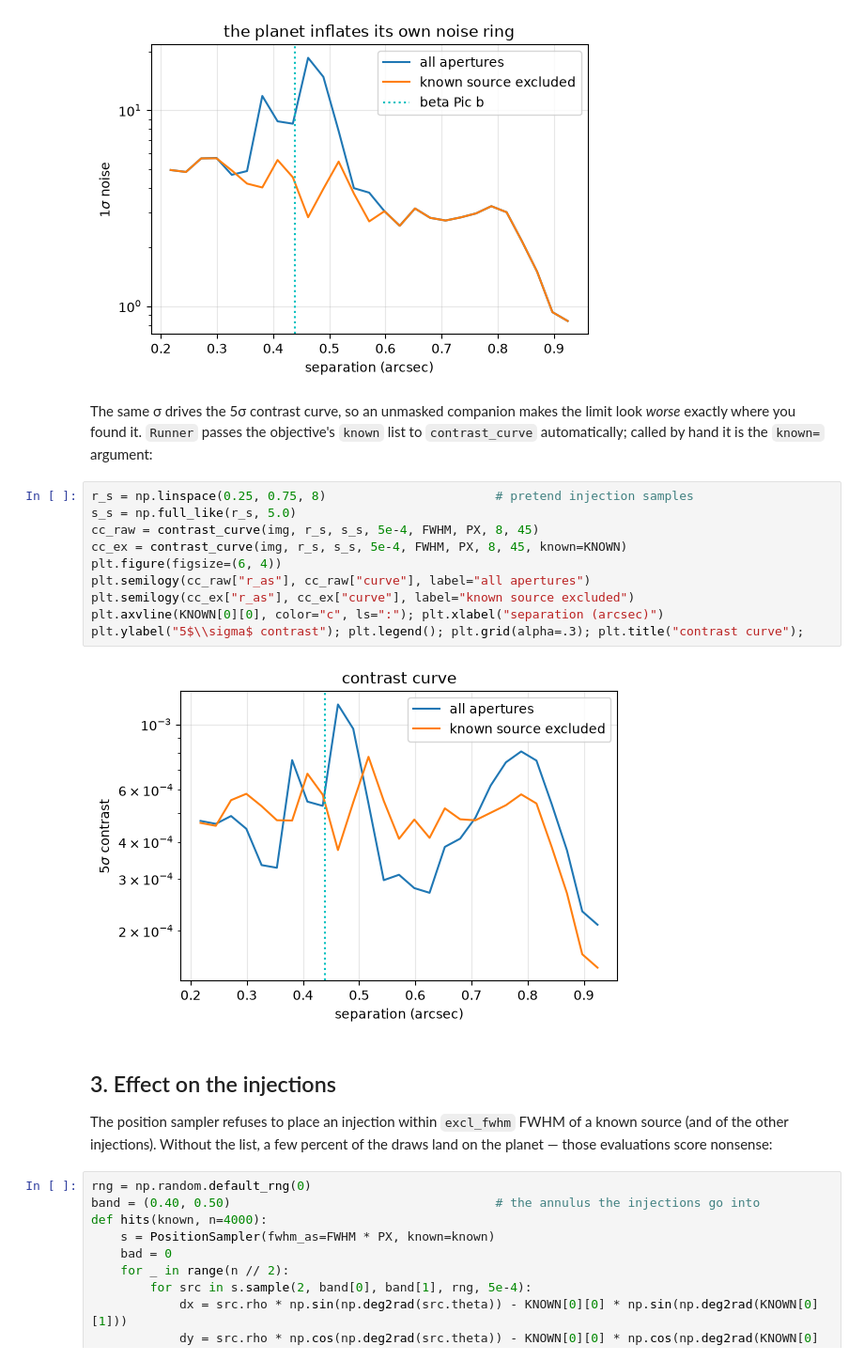
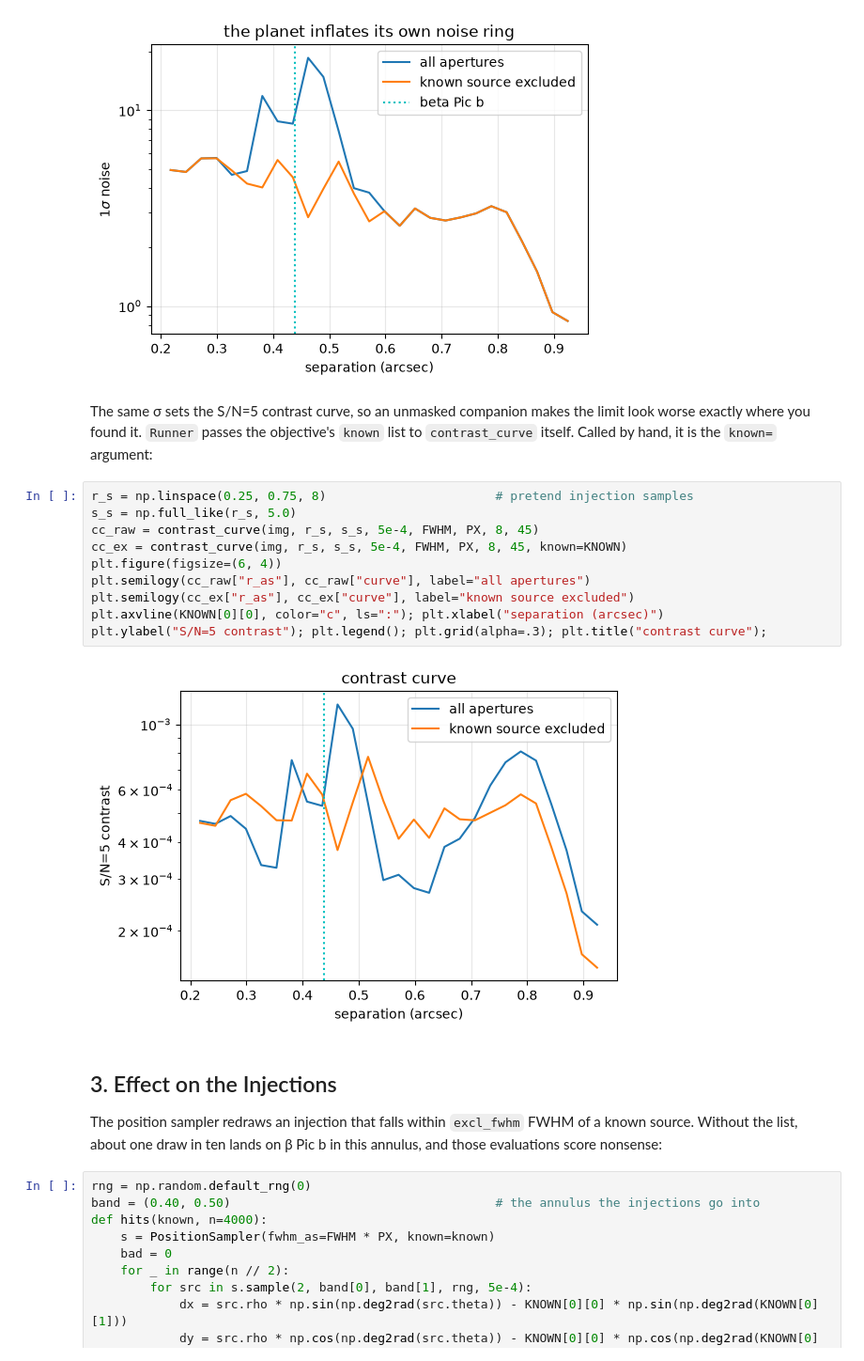
Before and after one commit to astrowagner/KLIP-TPE, a Jupyter notebook: tutorials/04_known_sources.ipynb, the cells around one changed output. Shown at 94% size. Drawn from its saved outputs; the diff is of its cells as text.

```diff
--- a/tutorials/04_known_sources.ipynb
+++ b/tutorials/04_known_sources.ipynb
@@ -105,27 +102,27 @@ plt.title("the planet inflates its own noise ring");
 sigma at the planet's separation: 8.53 -> 4.54 (47% lower with the planet excluded)
 [figure]
 # %% [markdown]
-The same σ drives the 5σ contrast curve, so an unmasked companion makes the limit look
-*worse* exactly where you found it.  `Runner` passes the objective's `known` list to
-`contrast_curve` automatically; called by hand it is the `known=` argument:
+The same σ sets the S/N=5 contrast curve, so an unmasked companion makes the limit look
+worse exactly where you found it. `Runner` passes the objective's `known` list to
+`contrast_curve` itself. Called by hand, it is the `known=` argument:
 # %%
 r_s = np.linspace(0.25, 0.75, 8)                       # pretend injection samples
 s_s = np.full_like(r_s, 5.0)
 cc_raw = contrast_curve(img, r_s, s_s, 5e-4, FWHM, PX, 8, 45)
 cc_ex = contrast_curve(img, r_s, s_s, 5e-4, FWHM, PX, 8, 45, known=KNOWN)
 plt.figure(figsize=(6, 4))
 plt.semilogy(cc_raw["r_as"], cc_raw["curve"], label="all apertures")
 plt.semilogy(cc_ex["r_as"], cc_ex["curve"], label="known source excluded")
 plt.axvline(KNOWN[0][0], color="c", ls=":"); plt.xlabel("separation (arcsec)")
-plt.ylabel("5$\\sigma$ contrast"); plt.legend(); plt.grid(alpha=.3); plt.title("contrast curve");
+plt.ylabel("S/N=5 contrast"); plt.legend(); plt.grid(alpha=.3); plt.title("contrast curve");
 # %% [output]
-[figure, old version]
+[figure, new version]
 # %% [markdown]
-## 3. Effect on the injections
+## 3. Effect on the Injections
 
-The position sampler refuses to place an injection within `excl_fwhm` FWHM of a known
-source (and of the other injections).  Without the list, a few percent of the draws land
-on the planet — those evaluations score nonsense:
+The position sampler redraws an injection that falls within `excl_fwhm` FWHM of a known
+source. Without the list, about one draw in ten lands on β Pic b in this annulus, and those
+evaluations score nonsense:
 # %%
 rng = np.random.default_rng(0)
 band = (0.40, 0.50)                                    # the annulus the injections go into
```
Also changed, not shown: parts of 9 cells of this notebook, 31 other files.
